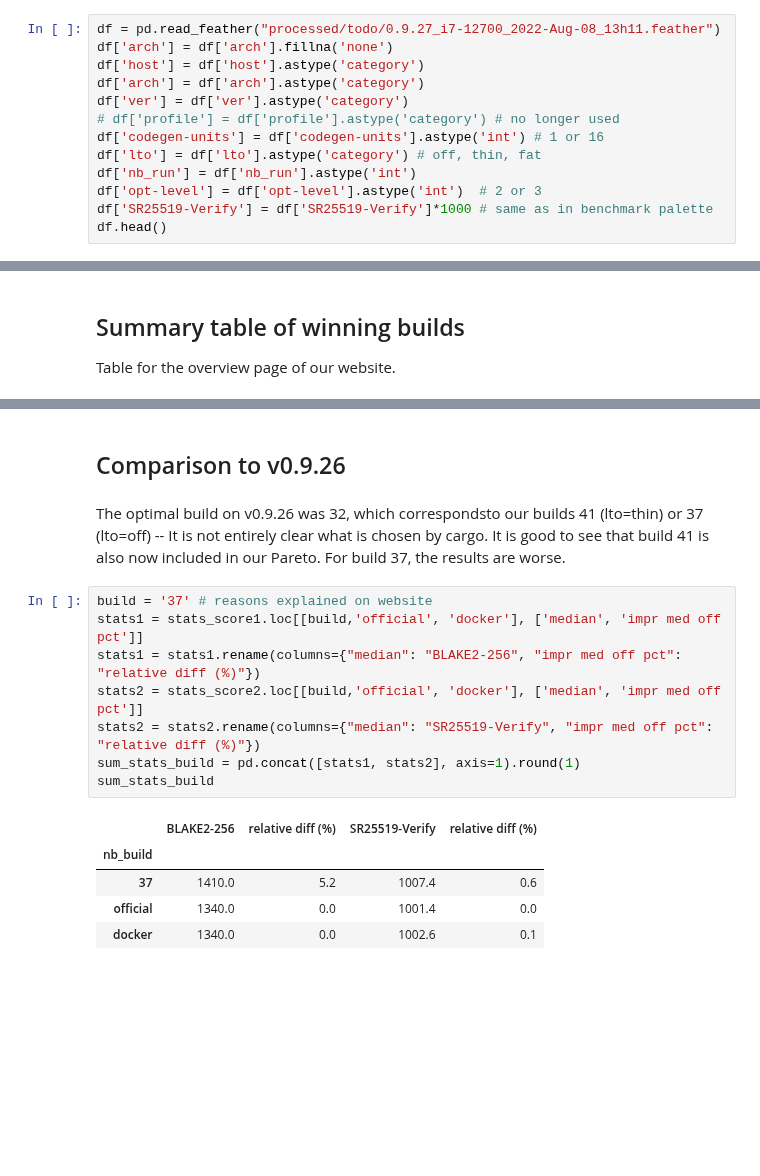
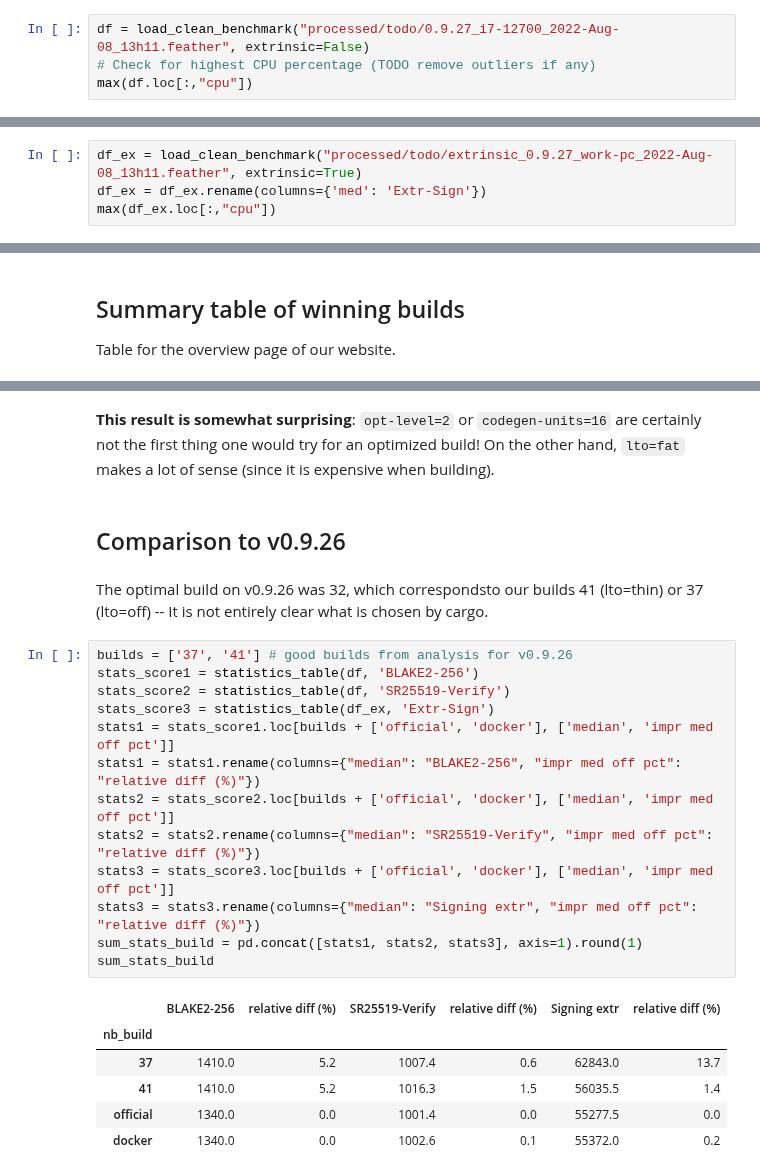
Before and after one commit to MathCryptoDoc/polkadot-optimized, a Jupyter notebook: notebook/analyze-0-9-27.ipynb, the cells around one changed output, grey strips where cells are left out. Drawn from its saved outputs; the diff is of its cells as text; blank space fills up the shorter version.

```diff
--- a/notebook/analyze-0-9-27.ipynb
+++ b/notebook/analyze-0-9-27.ipynb
@@ -29,14 +52,5 @@ plt.rcParams.update({'font.size': 16})
 # %%
-df = pd.read_feather("processed/todo/0.9.27_i7-12700_2022-Aug-08_13h11.feather")
-df['arch'] = df['arch'].fillna('none')
-df['host'] = df['host'].astype('category')
-df['arch'] = df['arch'].astype('category')
-df['ver'] = df['ver'].astype('category')
-# df['profile'] = df['profile'].astype('category') # no longer used
-df['codegen-units'] = df['codegen-units'].astype('int') # 1 or 16
-df['lto'] = df['lto'].astype('category') # off, thin, fat
-df['nb_run'] = df['nb_run'].astype('int')
-df['opt-level'] = df['opt-level'].astype('int')  # 2 or 3
-df['SR25519-Verify'] = df['SR25519-Verify']*1000 # same as in benchmark palette
-df.head()
+df = load_clean_benchmark("processed/todo/0.9.27_i7-12700_2022-Aug-08_13h11.feather", extrinsic=False)
+# Check for highest CPU percentage (TODO remove outliers if any)
+max(df.loc[:,"cpu"])
 # %% [output]
@@ -53,0 +58,4 @@ max(df.loc[:,"cpu"])
+# %%
+df_ex = load_clean_benchmark("processed/todo/extrinsic_0.9.27_work-pc_2022-Aug-08_13h11.feather", extrinsic=True)
+df_ex = df_ex.rename(columns={'med': 'Extr-Sign'})
+max(df_ex.loc[:,"cpu"])
@@ -351,18 +325,26 @@ pd.concat([sum_stats_build, optim_builds[["codegen-units", "lto", "opt-level"]]]
+# %% [markdown]
+**This result is somewhat surprising**: ``opt-level=2`` or ``codegen-units=16`` are certainly not the first thing one would try for an optimized build! On the other hand, ``lto=fat`` makes a lot of sense (since it is expensive when building).
 # %% [markdown]
 ## Comparison to v0.9.26
 # %% [markdown]
-The optimal build on v0.9.26 was 32, which correspondsto our builds 41 (lto=thin) or 37 (lto=off) -- It is not entirely clear what is chosen by cargo. It is good to see that build 41 is also now included in our Pareto. For build 37, the results are worse.
+The optimal build on v0.9.26 was 32, which correspondsto our builds 41 (lto=thin) or 37 (lto=off) -- It is not entirely clear what is chosen by cargo.
 # %%
-build = '37' # reasons explained on website
-stats1 = stats_score1.loc[[build,'official', 'docker'], ['median', 'impr med off pct']]
+builds = ['37', '41'] # good builds from analysis for v0.9.26
+stats_score1 = statistics_table(df, 'BLAKE2-256')
+stats_score2 = statistics_table(df, 'SR25519-Verify')
+stats_score3 = statistics_table(df_ex, 'Extr-Sign')
+stats1 = stats_score1.loc[builds + ['official', 'docker'], ['median', 'impr med off pct']]
 stats1 = stats1.rename(columns={"median": "BLAKE2-256", "impr med off pct": "relative diff (%)"})
-stats2 = stats_score2.loc[[build,'official', 'docker'], ['median', 'impr med off pct']]
+stats2 = stats_score2.loc[builds + ['official', 'docker'], ['median', 'impr med off pct']]
 stats2 = stats2.rename(columns={"median": "SR25519-Verify", "impr med off pct": "relative diff (%)"})
-sum_stats_build = pd.concat([stats1, stats2], axis=1).round(1)
+stats3 = stats_score3.loc[builds + ['official', 'docker'], ['median', 'impr med off pct']]
+stats3 = stats3.rename(columns={"median": "Signing extr", "impr med off pct": "relative diff (%)"})
+sum_stats_build = pd.concat([stats1, stats2, stats3], axis=1).round(1)
 sum_stats_build
 # %% [output]
-|  | BLAKE2-256 | relative diff (%) | SR25519-Verify | relative diff (%) |
-| nb_build |  |  |  |  |
-| 37 | 1410.0 | 5.2 | 1007.4 | 0.6 |
-| official | 1340.0 | 0.0 | 1001.4 | 0.0 |
-| docker | 1340.0 | 0.0 | 1002.6 | 0.1 |
+|  | BLAKE2-256 | relative diff (%) | SR25519-Verify | relative diff (%) | Signing extr | relative diff (%) |
+| nb_build |  |  |  |  |  |  |
+| 37 | 1410.0 | 5.2 | 1007.4 | 0.6 | 62843.0 | 13.7 |
+| 41 | 1410.0 | 5.2 | 1016.3 | 1.5 | 56035.5 | 1.4 |
+| official | 1340.0 | 0.0 | 1001.4 | 0.0 | 55277.5 | 0.0 |
+| docker | 1340.0 | 0.0 | 1002.6 | 0.1 | 55372.0 | 0.2 |
```
Also changed, not shown: parts of 38 cells of this notebook, 2 other files.
